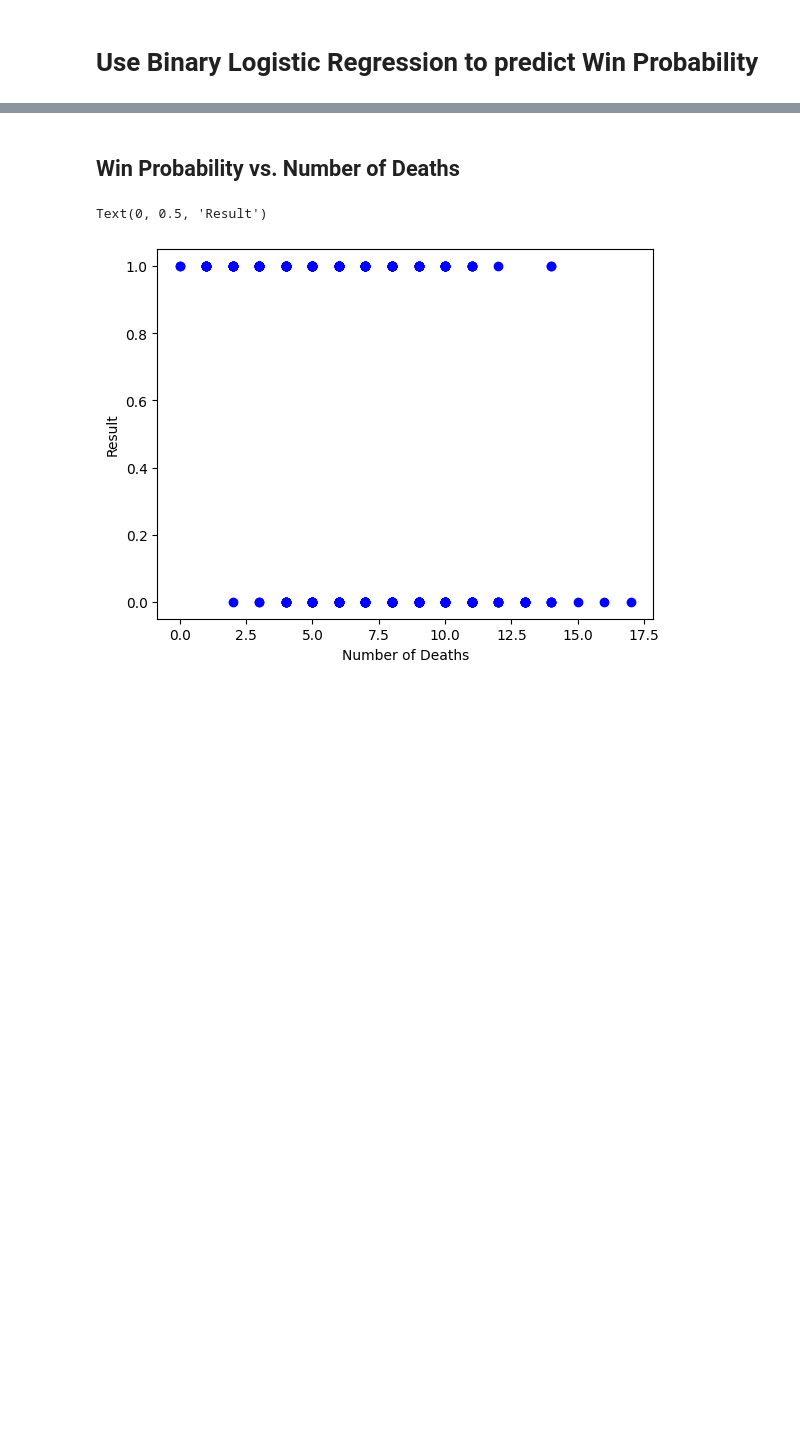
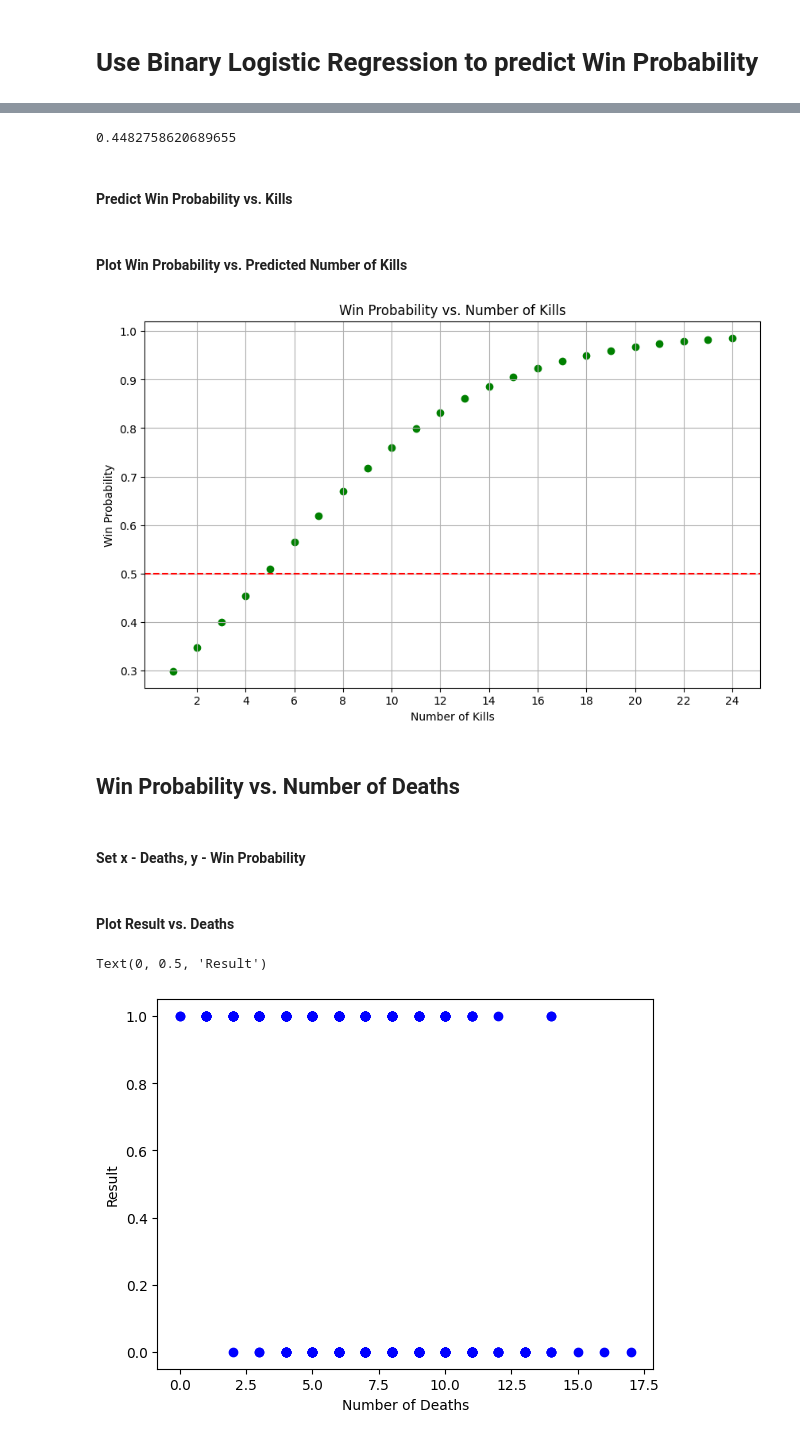
Before and after one commit to hvo7/dota2predictor, a Jupyter notebook: Logistical Regression.ipynb, the cells around one changed output, grey strips where cells are left out. Drawn from its saved outputs; the diff is of its cells as text; code cells hidden in the pictures; blank space fills up the shorter version.

```diff
--- a/Logistical Regression.ipynb
+++ b/Logistical Regression.ipynb
@@ -23,9 +66,44 @@ df.dropna(inplace=True)
+# %%
+model.score(X_test,y_test)
+# %% [output]
+0.4482758620689655
+# %% [markdown]
+#### Predict Win Probability vs. Kills
+# %%
+X_predict = np.arange(1,25)
+# %%
+probabilities = model.predict_proba(X_predict.reshape(-1,1))
+# %% [markdown]
+#### Plot Win Probability vs. Predicted Number of Kills
+# %%
+plt.figure(figsize = (10,6))
+
+plt.scatter(X_predict, probabilities[:,1], marker = 'o', color = 'green')
+
+
+x_ticks = list(range(2,26,2))
+
+plt.xticks(x_ticks)
+plt.xlabel('Number of Kills')
+plt.ylabel('Win Probability')
+plt.title("Win Probability vs. Number of Kills")
+
+plt.axhline(y=0.5, color='red', linestyle = '--')
+
+plt.grid(True)
+plt.show()
+# %% [output]
+[figure, added]
 # %% [markdown]
 ## Win Probability vs. Number of Deaths
+# %% [markdown]
+#### Set x - Deaths, y - Win Probability
 # %%
 X = df['Deaths']
 # %%
 y = df['Result'].replace({'Won' : 1, 'Lost' : 0}).to_frame()
+# %% [markdown]
+#### Plot Result vs. Deaths
 # %%
 plt.scatter(df.Deaths, y.Result, marker = 'o', color = 'b')
 
```
Also changed, not shown: parts of 55 cells of this notebook.
